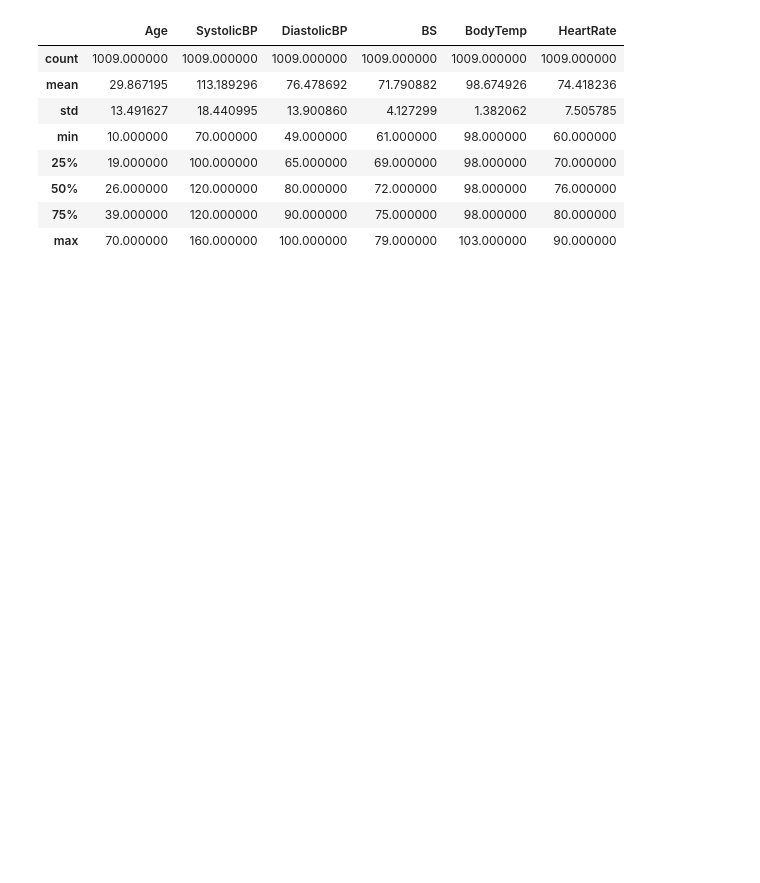
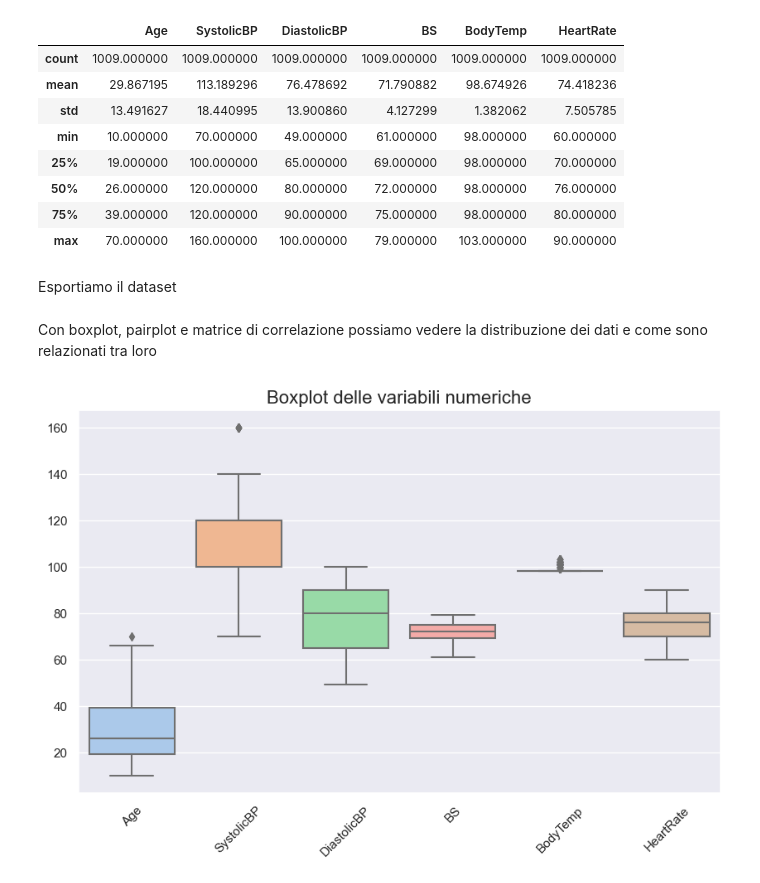
Before and after one commit to danlerr/Fondamenti-del-machine-learning, a Jupyter notebook: step2.ipynb, the cells around one changed output. Drawn from its saved outputs; the diff is of its cells as text; code cells hidden in the pictures; blank space fills up the shorter version.

```diff
--- a/step2.ipynb
+++ b/step2.ipynb
@@ -351,3 +374,5 @@ training.describe()
 | 50% | 26.000000 | 120.000000 | 80.000000 | 72.000000 | 98.000000 | 76.000000 |
 | 75% | 39.000000 | 120.000000 | 90.000000 | 75.000000 | 98.000000 | 80.000000 |
 | max | 70.000000 | 160.000000 | 100.000000 | 79.000000 | 103.000000 | 90.000000 |
+# %% [markdown]
+Esportiamo il dataset
@@ -353,0 +381,10 @@ training.describe()
+# %% [markdown]
+Con boxplot, pairplot e matrice di correlazione possiamo vedere la distribuzione dei dati e come sono relazionati tra loro
+# %%
+plt.figure(figsize=(10, 6))
+sns.boxplot(data=training.iloc[:, :-1], palette="pastel")
+plt.title("Boxplot delle variabili numeriche", fontsize=16)
+plt.xticks(rotation=45)
+plt.show()
+# %% [output]
+[figure, added]
```
Also changed, not shown: parts of 23 cells of this notebook, 1 other file.
